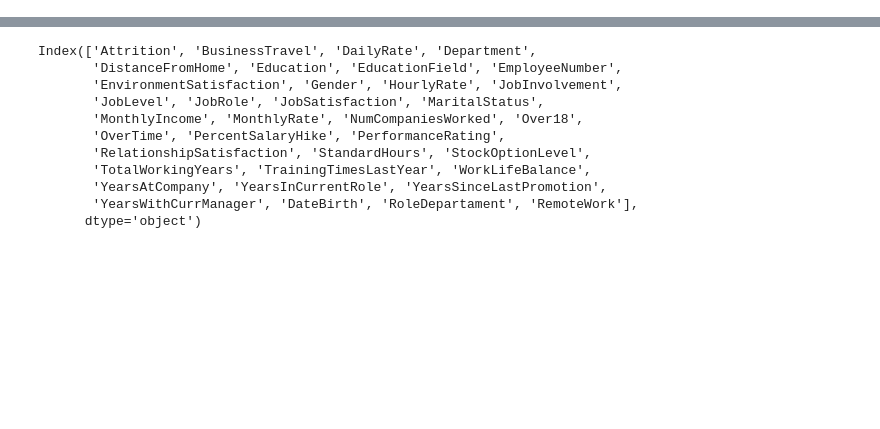
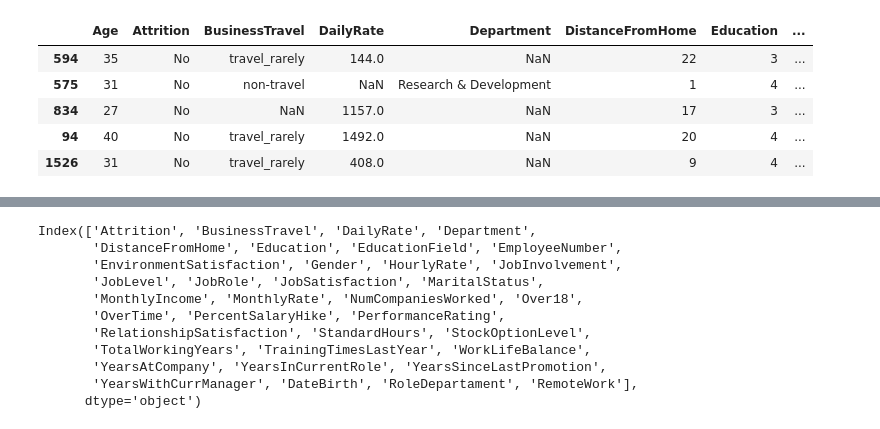
Before and after one commit to TaniaGraff/project-da-promo-angela-modulo-3-team-3, a Jupyter notebook: EDA_Reyes.ipynb, the cells around one changed output, grey strips where cells are left out. Drawn from its saved outputs; the diff is of its cells as text; code cells hidden in the pictures; blank space fills up the shorter version.

```diff
--- a/EDA_Reyes.ipynb
+++ b/EDA_Reyes.ipynb
@@ -30,3 +30,15 @@ df_HR.head()
 | 42 | No | travel_rarely | 532.0 | Research & Development | 4 | 2 | Technical Degree | ... |
 | 47 | No | travel_rarely | 359.0 | NaN | 2 | 4 | Medical | ... |
 | 46 | No | NaN | 1319.0 | NaN | 3 | 3 | Technical Degree | ... |
+# %%
+# Sale 'Age' como índice, así que reseteamos
+df_HR.reset_index(inplace=True)
+# %%
+df_HR.sample(5)
+# %% [output]
+|  | Age | Attrition | BusinessTravel | DailyRate | Department | DistanceFromHome | Education | ... |
+| 594 | 35 | No | travel_rarely | 144.0 | NaN | 22 | 3 | ... |
+| 575 | 31 | No | non-travel | NaN | Research & Development | 1 | 4 | ... |
+| 834 | 27 | No | NaN | 1157.0 | NaN | 17 | 3 | ... |
+| 94 | 40 | No | travel_rarely | 1492.0 | NaN | 20 | 4 | ... |
+| 1526 | 31 | No | travel_rarely | 408.0 | NaN | 9 | 4 | ... |
```
Also changed, not shown: parts of 5 cells of this notebook, 1 other file.
